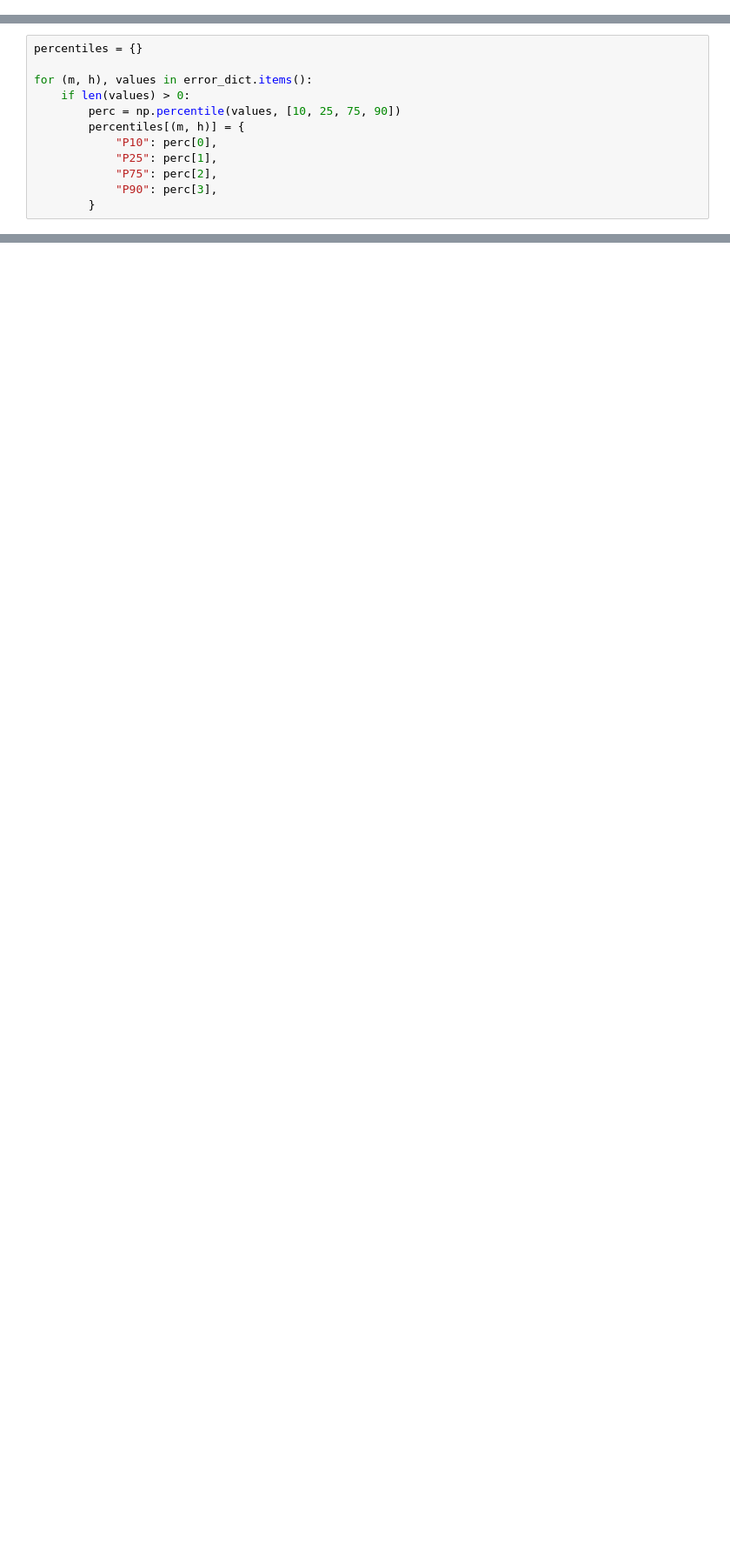
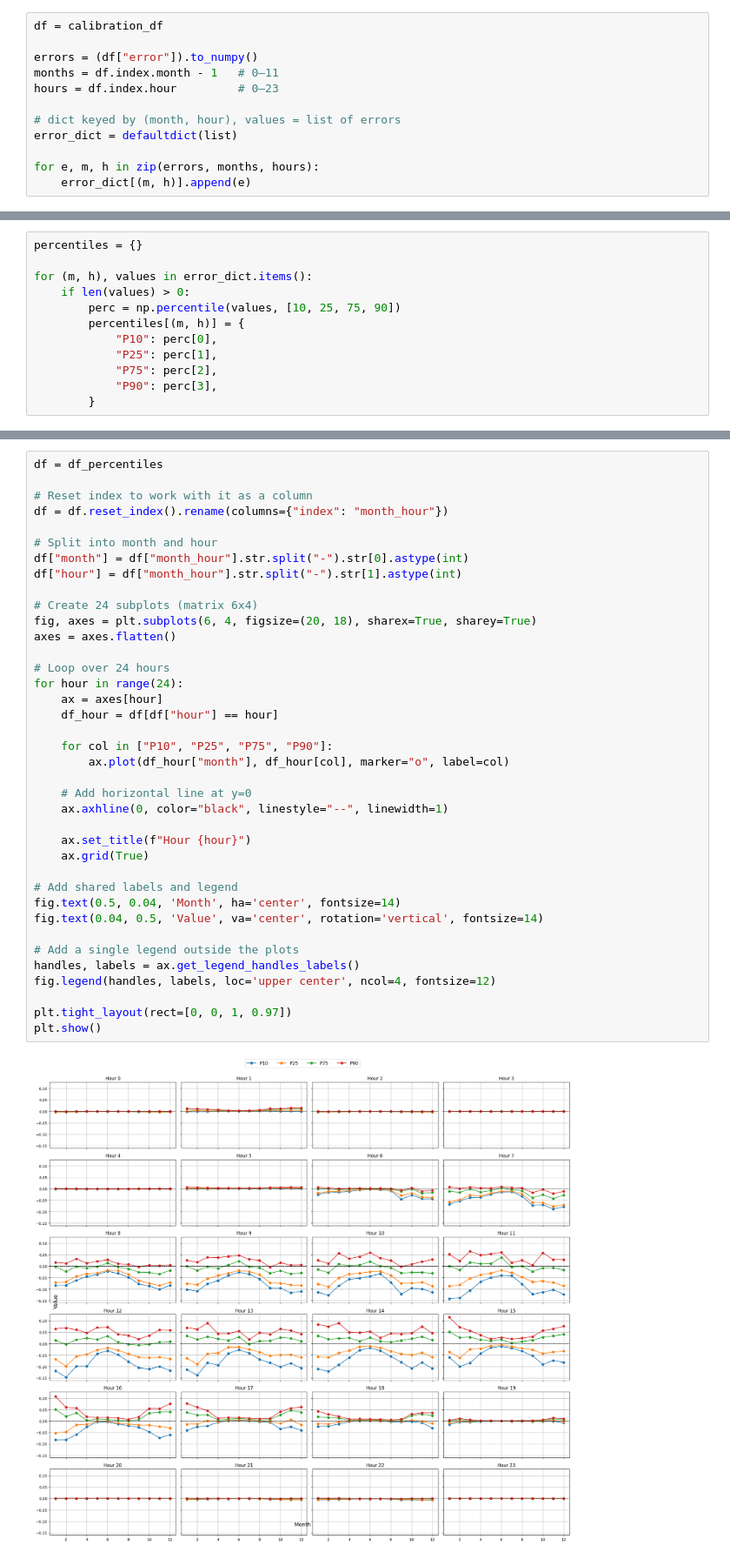
Before and after one commit to Joris-Dprtr/stochastic_programming, a Jupyter notebook: SolNet_Tutorial_Neurips_final.ipynb, the cells around one changed output, grey strips where cells are left out. Shown at 87% size. Cells and saved outputs as stored; diff of their text form; blank space fills up the shorter version.

```diff
--- a/SolNet_Tutorial_Neurips_final.ipynb
+++ b/SolNet_Tutorial_Neurips_final.ipynb
@@ -250,3 +255,15 @@ calibration_df['error'] = calibration_df['y_cal']-calibration_df['predictions']
+# %%
+df = calibration_df
+
+errors = (df["error"]).to_numpy()
+months = df.index.month - 1   # 0–11
+hours = df.index.hour         # 0–23
+
+# dict keyed by (month, hour), values = list of errors
+error_dict = defaultdict(list)
+
+for e, m, h in zip(errors, months, hours):
+    error_dict[(m, h)].append(e)
 # %%
 calibration_df
 # %% [output]
@@ -314,0 +334,40 @@ df_percentiles = df_percentiles.drop(columns=["month", "hour"])
+# %%
+df = df_percentiles
+
+# Reset index to work with it as a column
+df = df.reset_index().rename(columns={"index": "month_hour"})
+
+# Split into month and hour
+df["month"] = df["month_hour"].str.split("-").str[0].astype(int)
+df["hour"] = df["month_hour"].str.split("-").str[1].astype(int)
+
+# Create 24 subplots (matrix 6x4)
+fig, axes = plt.subplots(6, 4, figsize=(20, 18), sharex=True, sharey=True)
+axes = axes.flatten()
+
+# Loop over 24 hours
+for hour in range(24):
+    ax = axes[hour]
+    df_hour = df[df["hour"] == hour]
+
+    for col in ["P10", "P25", "P75", "P90"]:
+        ax.plot(df_hour["month"], df_hour[col], marker="o", label=col)
+
+    # Add horizontal line at y=0
+    ax.axhline(0, color="black", linestyle="--", linewidth=1)
+
+    ax.set_title(f"Hour {hour}")
+    ax.grid(True)
+
+# Add shared labels and legend
+fig.text(0.5, 0.04, 'Month', ha='center', fontsize=14)
+fig.text(0.04, 0.5, 'Value', va='center', rotation='vertical', fontsize=14)
+
+# Add a single legend outside the plots
+handles, labels = ax.get_legend_handles_labels()
+fig.legend(handles, labels, loc='upper center', ncol=4, fontsize=12)
+
+plt.tight_layout(rect=[0, 0, 1, 0.97])
+plt.show()
+# %% [output]
+[figure, added]
```
Also changed, not shown: parts of 25 cells of this notebook.
